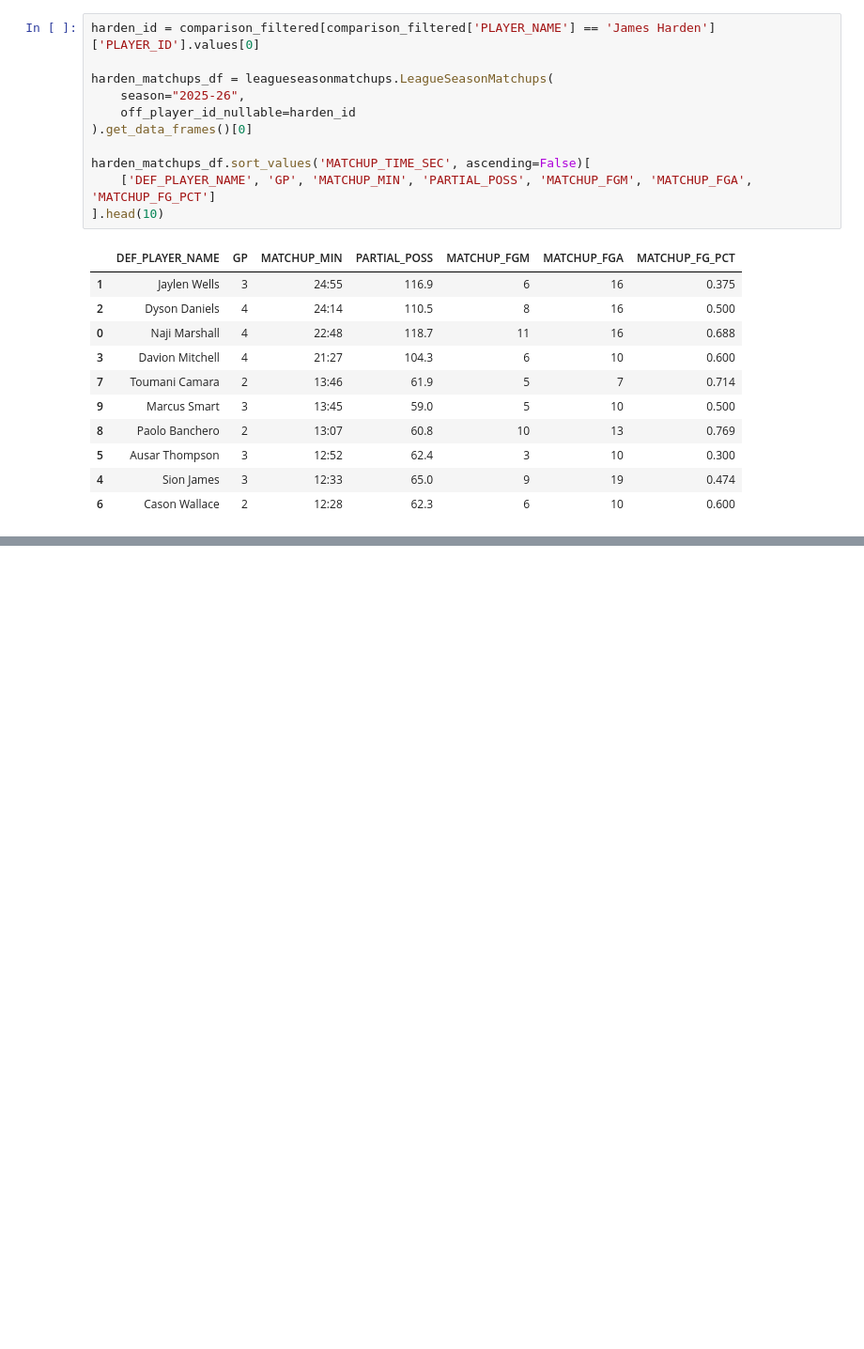
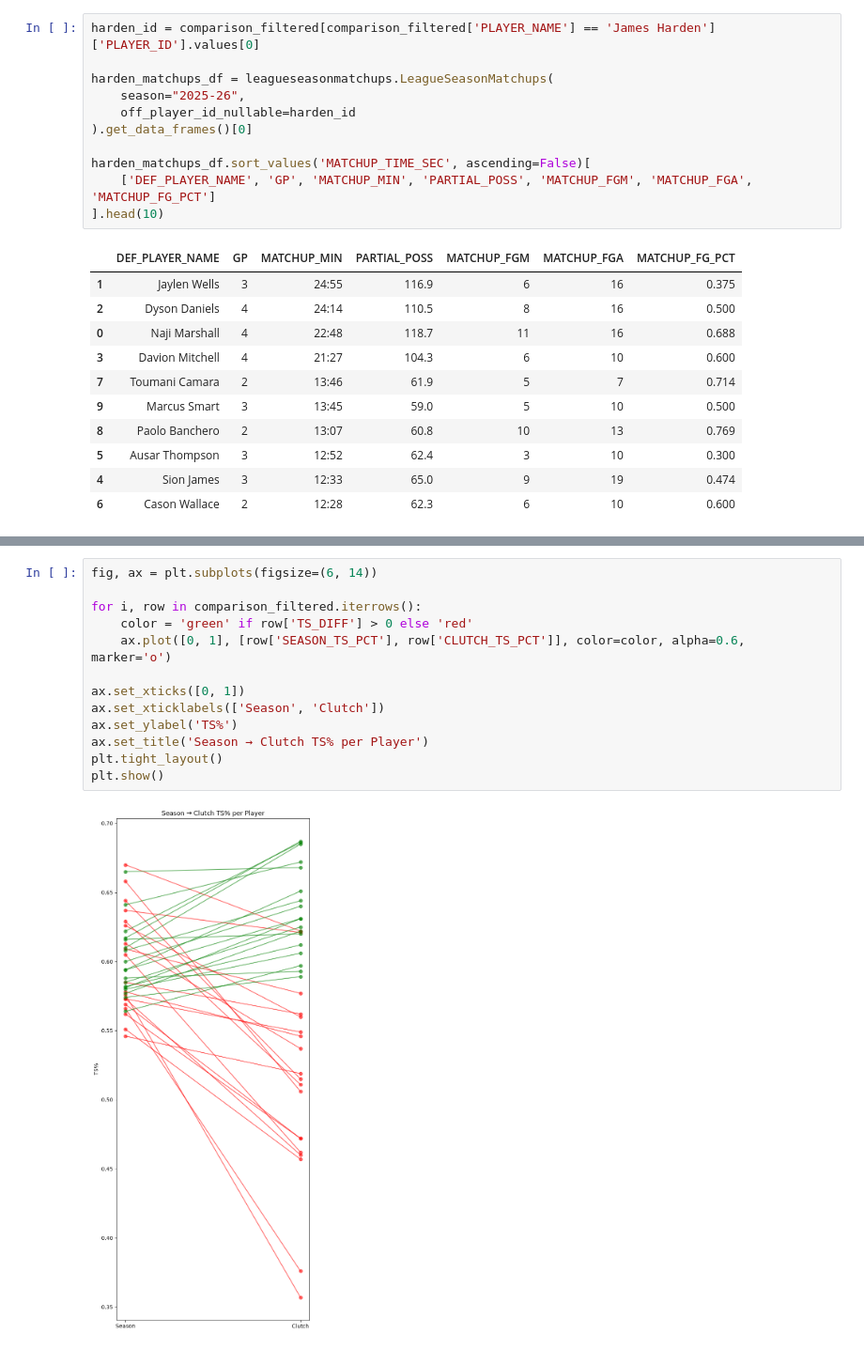
Before and after one commit to DanielBubalo/nba-clutch-reputation-data, a Jupyter notebook: Deliverables/nba_profiling_data.ipynb, the cells around one changed output, grey strips where cells are left out. Shown at 94% size. Drawn from its saved outputs; the diff is of its cells as text; blank space fills up the shorter version.

```diff
--- a/Deliverables/nba_profiling_data.ipynb
+++ b/Deliverables/nba_profiling_data.ipynb
@@ -660,0 +705,15 @@ harden_matchups_df.sort_values('MATCHUP_TIME_SEC', ascending=False)[
+# %%
+fig, ax = plt.subplots(figsize=(6, 14))
+
+for i, row in comparison_filtered.iterrows():
+    color = 'green' if row['TS_DIFF'] > 0 else 'red'
+    ax.plot([0, 1], [row['SEASON_TS_PCT'], row['CLUTCH_TS_PCT']], color=color, alpha=0.6, marker='o')
+
+ax.set_xticks([0, 1])
+ax.set_xticklabels(['Season', 'Clutch'])
+ax.set_ylabel('TS%')
+ax.set_title('Season → Clutch TS% per Player')
+plt.tight_layout()
+plt.show()
+# %% [output]
+[figure, added]
```
Also changed, not shown: parts of 19 cells of this notebook, 3 other files.
